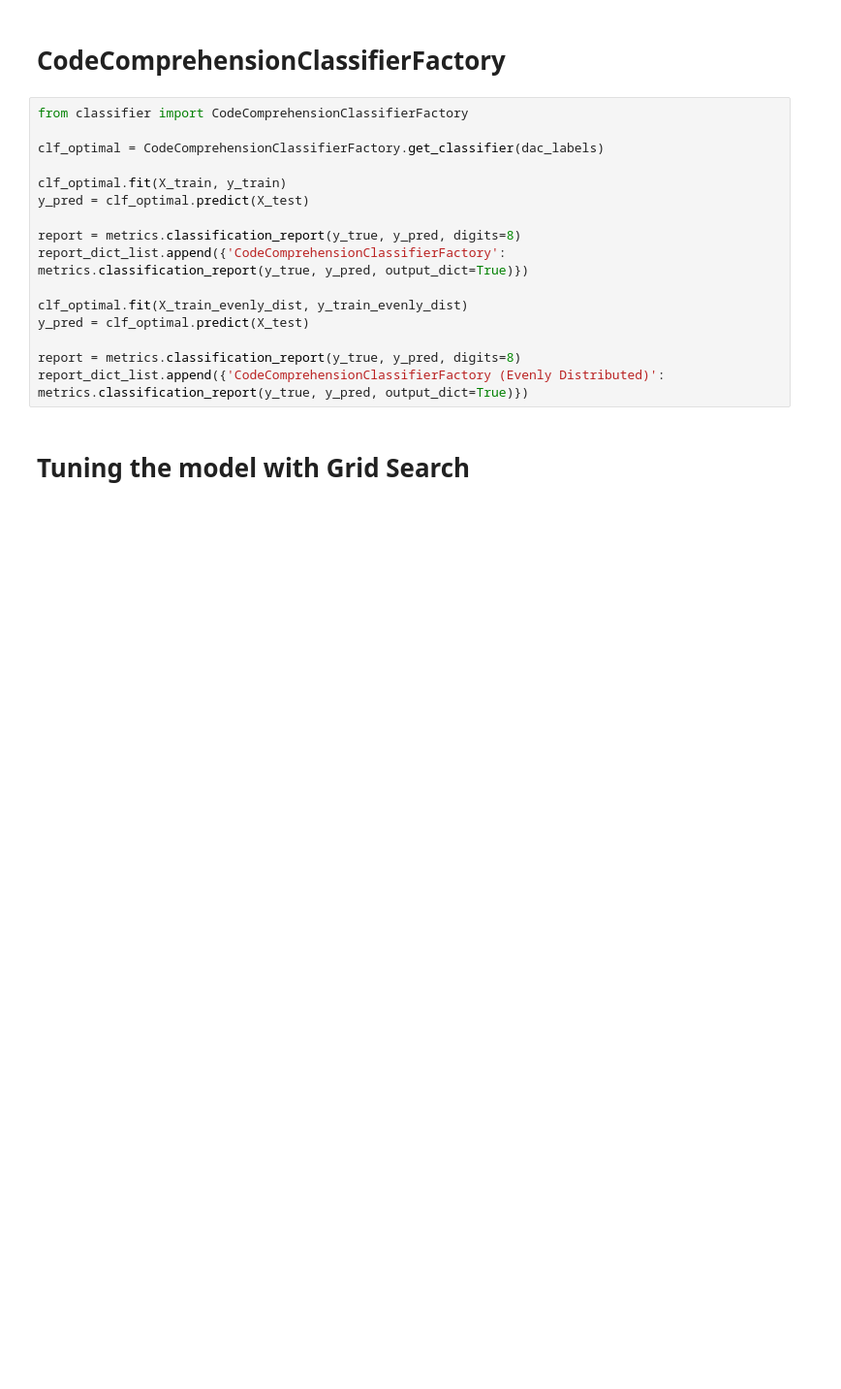
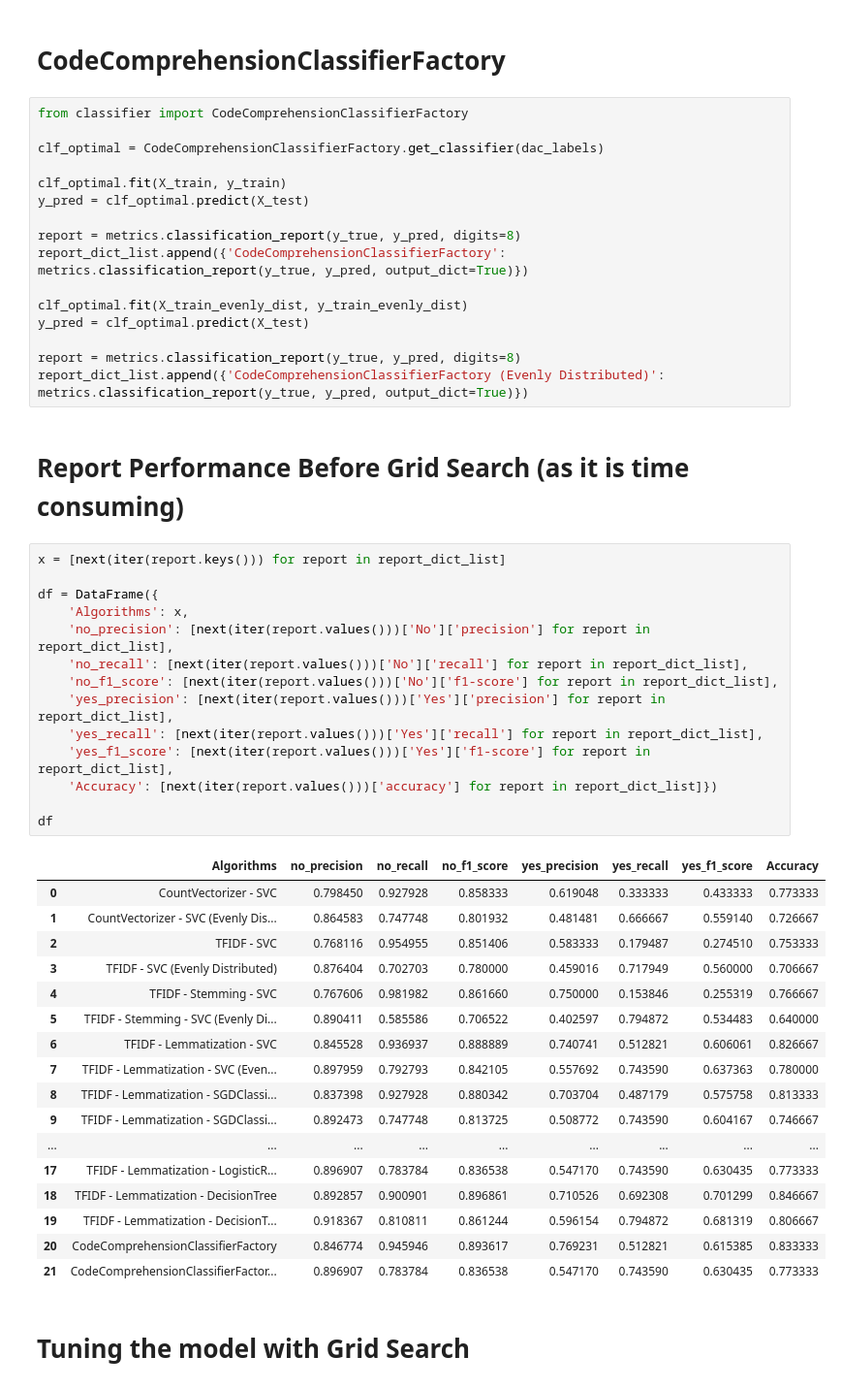
Before and after one commit to eddie-chiang/ccc4prc, a Jupyter notebook: Classifier Model Optimization - Recalibrated Dataset.ipynb, the cells around one changed output. Shown at 97% size. Cells and saved outputs as stored; diff of their text form; blank space fills up the shorter version.

```diff
--- a/Classifier Model Optimization - Recalibrated Dataset.ipynb
+++ b/Classifier Model Optimization - Recalibrated Dataset.ipynb
@@ -467,6 +467,40 @@ y_pred = clf_optimal.predict(X_test)
 
 report = metrics.classification_report(y_true, y_pred, digits=8)
 report_dict_list.append({'CodeComprehensionClassifierFactory (Evenly Distributed)': metrics.classification_report(y_true, y_pred, output_dict=True)})
+# %% [markdown]
+# Report Performance Before Grid Search (as it is time consuming)
+# %%
+x = [next(iter(report.keys())) for report in report_dict_list]
+
+df = DataFrame({
+    'Algorithms': x,
+    'no_precision': [next(iter(report.values()))['No']['precision'] for report in report_dict_list],
+    'no_recall': [next(iter(report.values()))['No']['recall'] for report in report_dict_list],
+    'no_f1_score': [next(iter(report.values()))['No']['f1-score'] for report in report_dict_list],
+    'yes_precision': [next(iter(report.values()))['Yes']['precision'] for report in report_dict_list],
+    'yes_recall': [next(iter(report.values()))['Yes']['recall'] for report in report_dict_list],
+    'yes_f1_score': [next(iter(report.values()))['Yes']['f1-score'] for report in report_dict_list],
+    'Accuracy': [next(iter(report.values()))['accuracy'] for report in report_dict_list]})
+
+df
+# %% [output]
+|  | Algorithms | no_precision | no_recall | no_f1_score | yes_precision | yes_recall | yes_f1_score | Accuracy |
+| 0 | CountVectorizer - SVC | 0.798450 | 0.927928 | 0.858333 | 0.619048 | 0.333333 | 0.433333 | 0.773333 |
+| 1 | CountVectorizer - SVC (Evenly Dis... | 0.864583 | 0.747748 | 0.801932 | 0.481481 | 0.666667 | 0.559140 | 0.726667 |
+| 2 | TFIDF - SVC | 0.768116 | 0.954955 | 0.851406 | 0.583333 | 0.179487 | 0.274510 | 0.753333 |
+| 3 | TFIDF - SVC (Evenly Distributed) | 0.876404 | 0.702703 | 0.780000 | 0.459016 | 0.717949 | 0.560000 | 0.706667 |
+| 4 | TFIDF - Stemming - SVC | 0.767606 | 0.981982 | 0.861660 | 0.750000 | 0.153846 | 0.255319 | 0.766667 |
+| 5 | TFIDF - Stemming - SVC (Evenly Di... | 0.890411 | 0.585586 | 0.706522 | 0.402597 | 0.794872 | 0.534483 | 0.640000 |
+| 6 | TFIDF - Lemmatization - SVC | 0.845528 | 0.936937 | 0.888889 | 0.740741 | 0.512821 | 0.606061 | 0.826667 |
+| 7 | TFIDF - Lemmatization - SVC (Even... | 0.897959 | 0.792793 | 0.842105 | 0.557692 | 0.743590 | 0.637363 | 0.780000 |
+| 8 | TFIDF - Lemmatization - SGDClassi... | 0.837398 | 0.927928 | 0.880342 | 0.703704 | 0.487179 | 0.575758 | 0.813333 |
+| 9 | TFIDF - Lemmatization - SGDClassi... | 0.892473 | 0.747748 | 0.813725 | 0.508772 | 0.743590 | 0.604167 | 0.746667 |
+| ... | ... | ... | ... | ... | ... | ... | ... | ... |
+| 17 | TFIDF - Lemmatization - LogisticR... | 0.896907 | 0.783784 | 0.836538 | 0.547170 | 0.743590 | 0.630435 | 0.773333 |
+| 18 | TFIDF - Lemmatization - DecisionTree | 0.892857 | 0.900901 | 0.896861 | 0.710526 | 0.692308 | 0.701299 | 0.846667 |
+| 19 | TFIDF - Lemmatization - DecisionT... | 0.918367 | 0.810811 | 0.861244 | 0.596154 | 0.794872 | 0.681319 | 0.806667 |
+| 20 | CodeComprehensionClassifierFactory | 0.846774 | 0.945946 | 0.893617 | 0.769231 | 0.512821 | 0.615385 | 0.833333 |
+| 21 | CodeComprehensionClassifierFactor... | 0.896907 | 0.783784 | 0.836538 | 0.547170 | 0.743590 | 0.630435 | 0.773333 |
 # %% [markdown]
 # Tuning the model with Grid Search
 # %%
```
Also changed, not shown: parts of 5 cells of this notebook.
